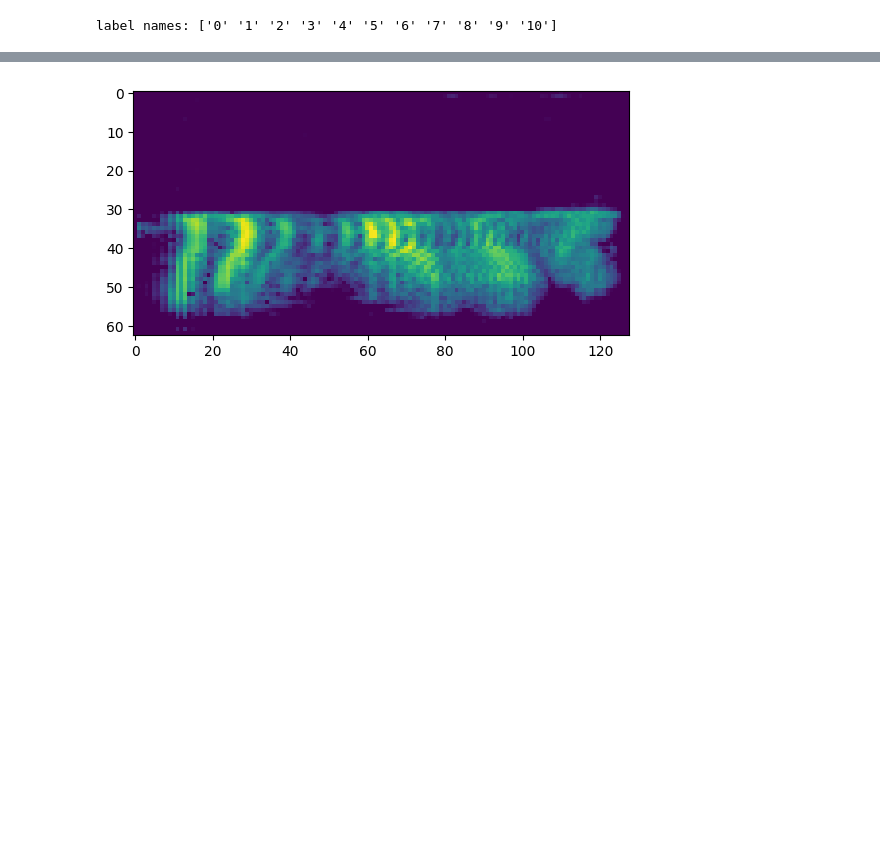
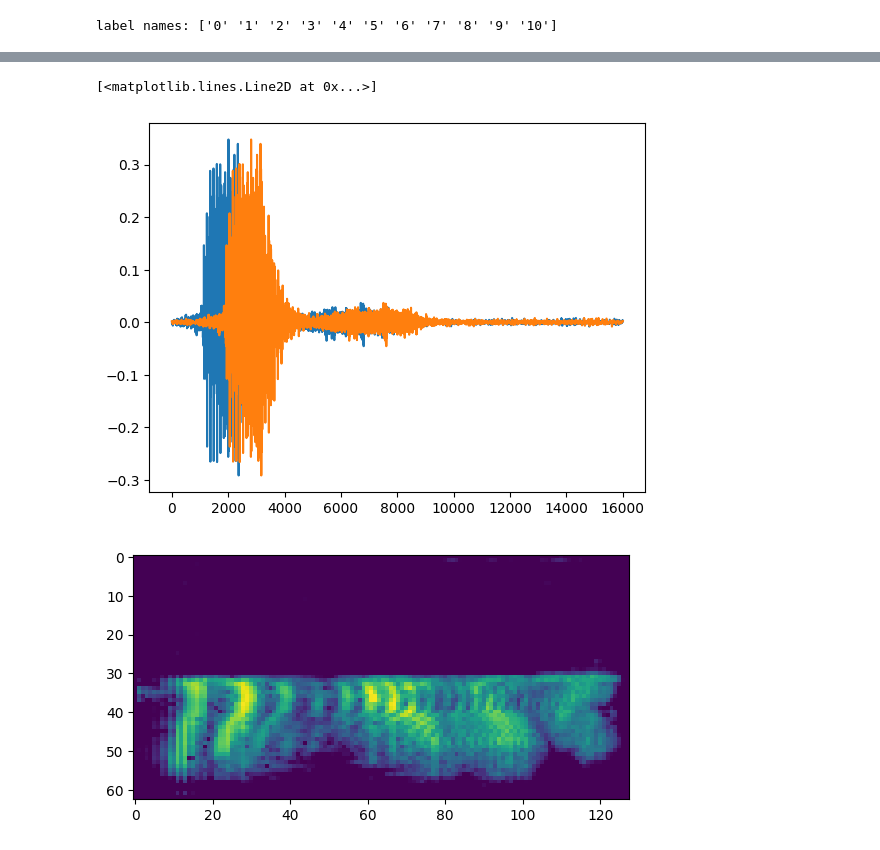
Before and after one commit to izabelatelejko/2024L-Deep-Learning-P2-Transformers, a Jupyter notebook: Project_2.ipynb, the cells around one changed output, grey strips where cells are left out. Saved outputs shown, nothing was run; the diff lists cells and outputs as text; code cells hidden in the pictures; blank space fills up the shorter version.

```diff
--- a/Project_2.ipynb
+++ b/Project_2.ipynb
@@ -93,3 +79,9 @@ combined_ds
+# %%
+plt.plot(np.arange(0, len(non_augmented[1])), non_augmented[2])
+plt.plot(np.arange(0, len(non_augmented[1])), augmented[2])
+# %% [output]
+[<matplotlib.lines.Line2D at 0x...>]
+[figure, added]
 # %%
 def preprocess_data_into_specs(ds):
 
```
Also changed, not shown: parts of 12 cells of this notebook, 2 other files.
